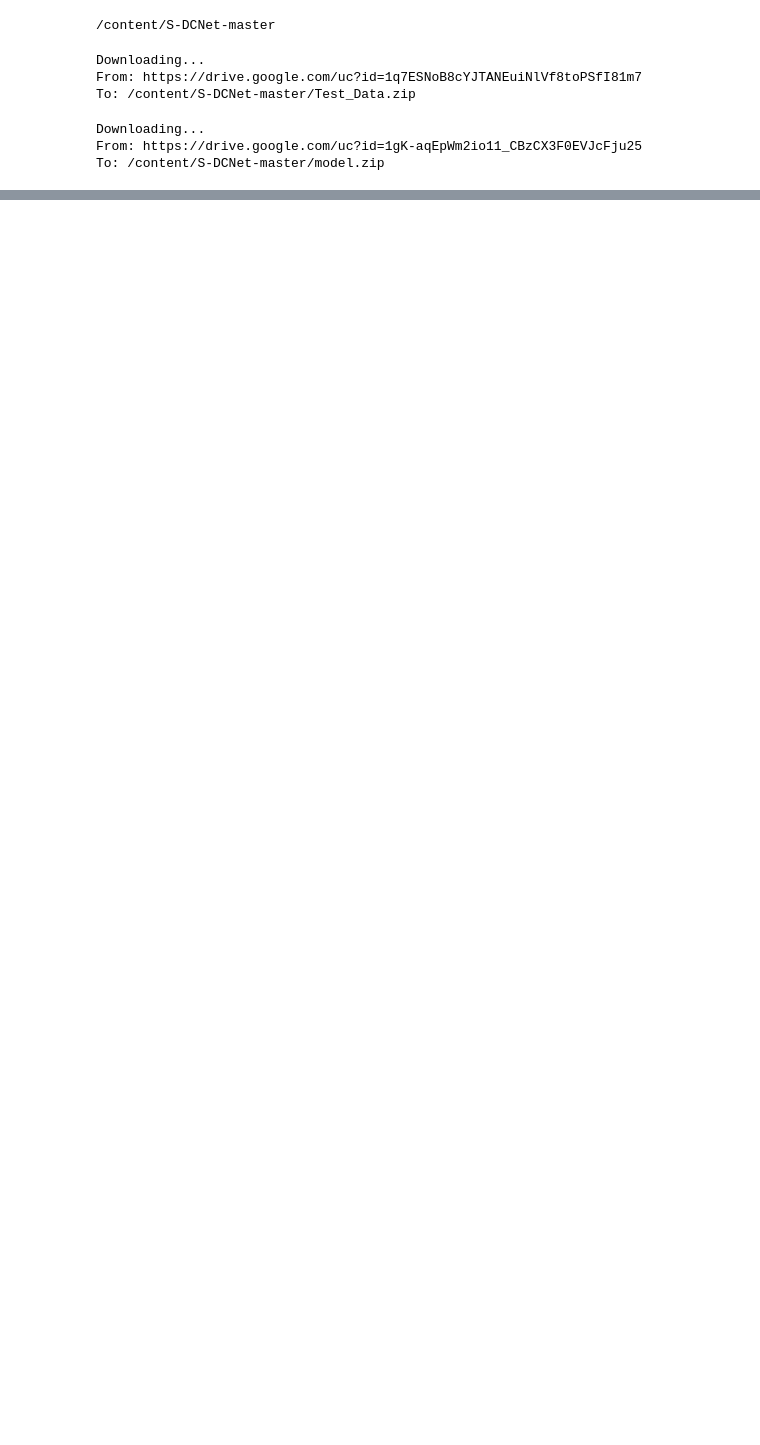
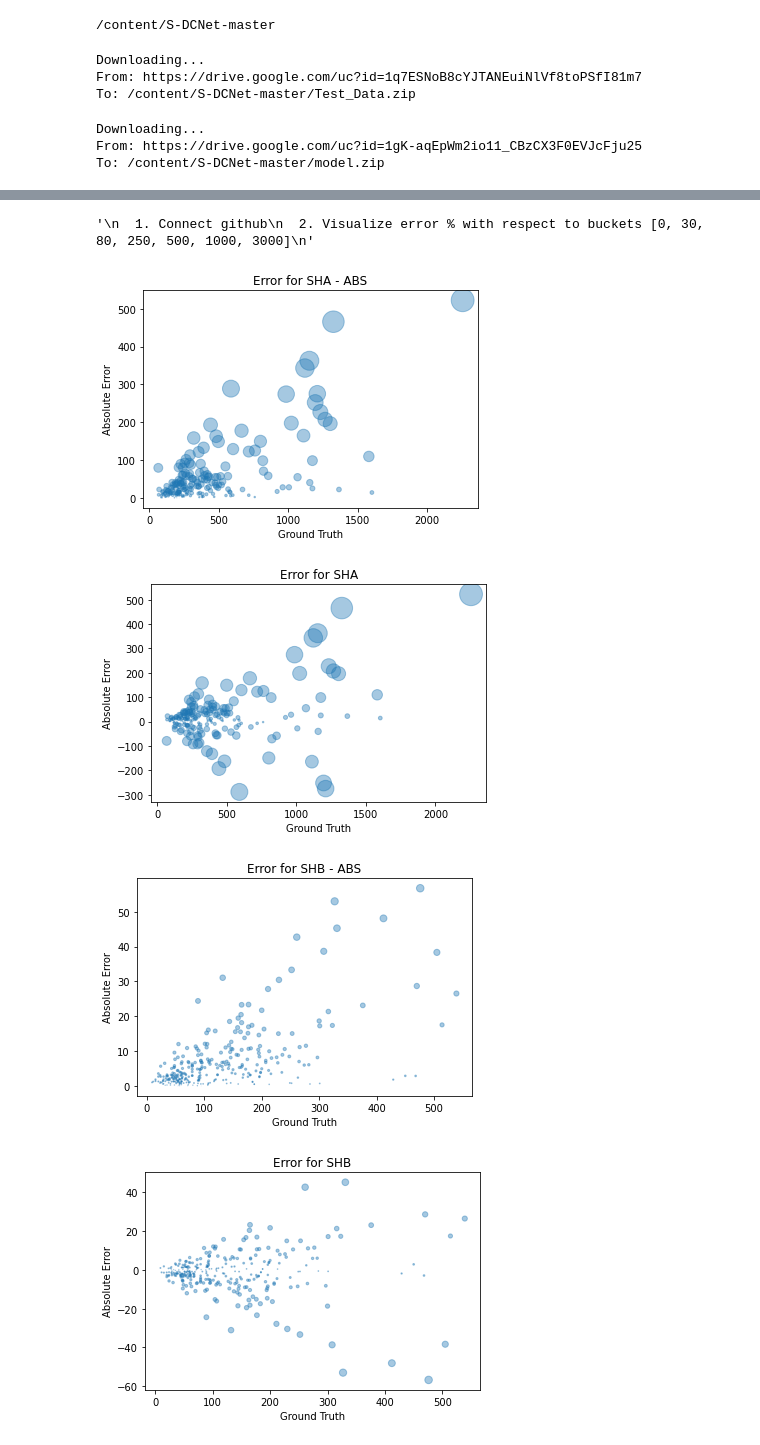
Before and after one commit to Mobad225/S-DCNet, a Jupyter notebook: Crowd_Counting.ipynb, the cells around one changed output, grey strips where cells are left out. Cells and saved outputs as stored; diff of their text form; code cells hidden in the pictures; blank space fills up the shorter version.

```diff
--- a/Crowd_Counting.ipynb
+++ b/Crowd_Counting.ipynb
@@ -62,2 +61,39 @@ Test:[  316/  316] pre: 69.058 gt:67.000 err:2.058 frame: 5.76Hz/5.71Hz
                       mae        &    rmse       &      me      \\
 test                6.633          10.813           1.294
+# %%
+# TODO
+"""
+  1. Connect github
+  2. Visualize error % with respect to buckets [0, 30, 80, 250, 500, 1000, 3000]
+"""
+# %% [output]
+'\n  1. Connect github\n  2. Visualize error % with respect to buckets [0, 30, 80, 250, 500, 1000, 3000]\n'
+# %%
+import numpy as np
+from numpy import genfromtxt
+
+err_a = genfromtxt('/content/S-DCNet-master/error_data_SHA.out', delimiter=',')
+err_b = genfromtxt('/content/S-DCNet-master/error_data_SHB.out', delimiter=',')
+# %%
+import matplotlib.pyplot as plt
+
+def plot(arr, title = None, abs_val = False):
+  error_vals = arr[1]
+  if abs_val is True:
+    error_vals = abs(error_vals)
+  plt.scatter(arr[0], error_vals, alpha = 0.4, s = abs(arr[1]))
+  plt.title(title)
+  plt.xlabel('Ground Truth')
+  plt.ylabel('Absolute Error')
+  plt.show()
+
+plot(err_a, "Error for SHA - ABS", abs_val = True)
+plot(err_a, "Error for SHA", abs_val = False)
+
+plot(err_b, "Error for SHB - ABS", abs_val = True)
+plot(err_b, "Error for SHB", abs_val = False)
+# %% [output]
+[figure, added]
+[figure, added]
+[figure, added]
+[figure, added]
```
Also changed, not shown: parts of 2 cells of this notebook.
